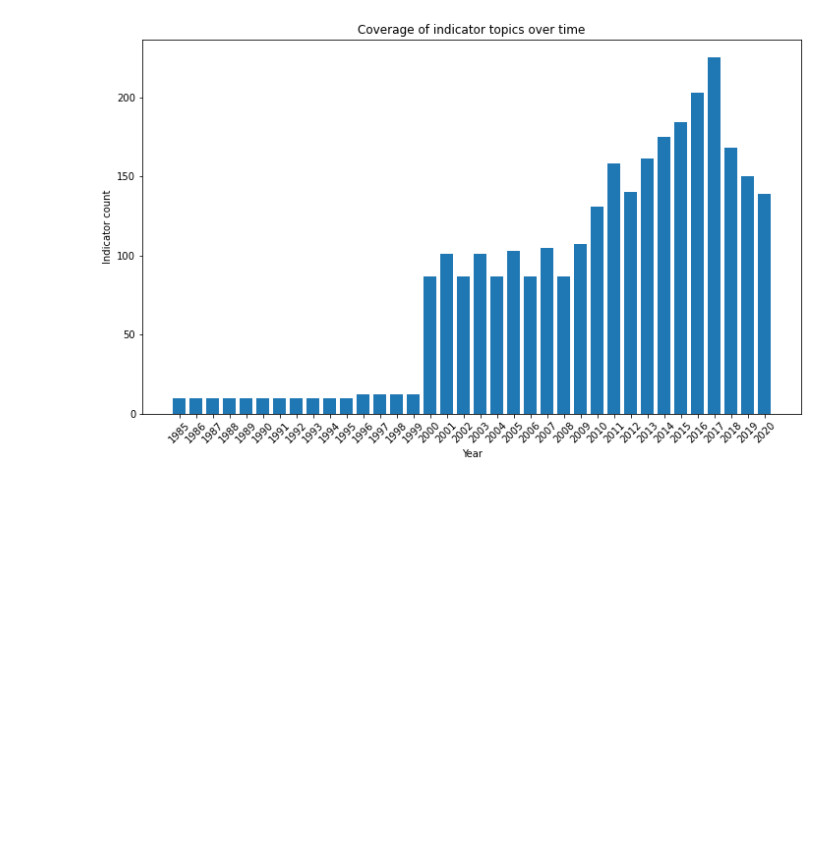
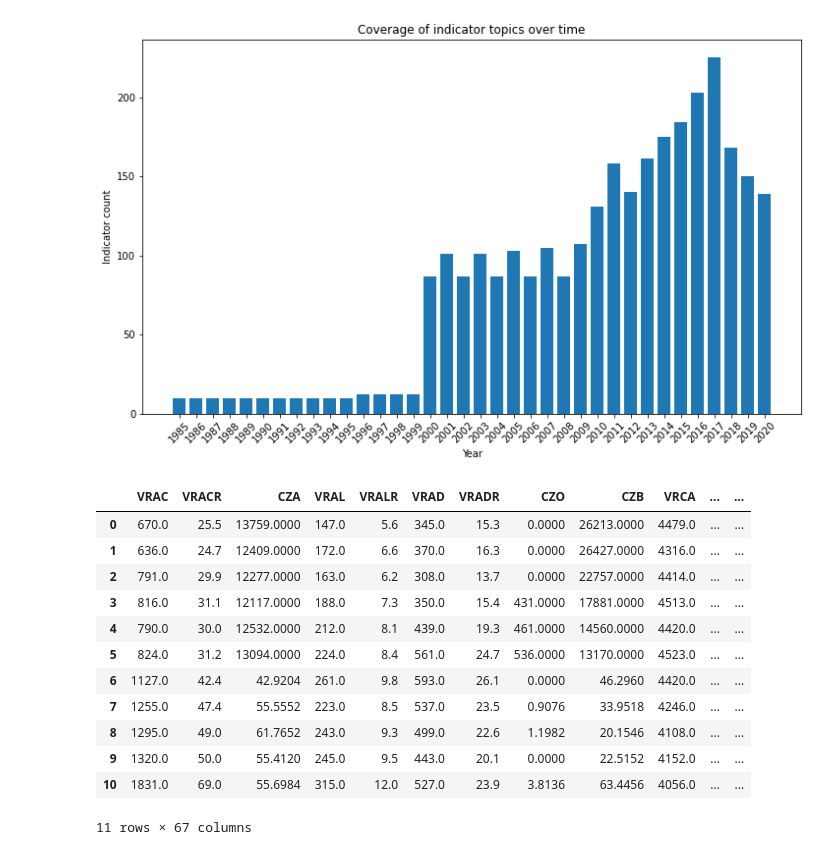
Before and after one commit to dpackardphys/gold_orbit_firelight, a Jupyter notebook: metastudy_analysis.ipynb, the cells around one changed output. Saved outputs shown, nothing was run; the diff lists cells and outputs as text; code cells hidden in the pictures; blank space fills up the shorter version.

```diff
--- a/metastudy_analysis.ipynb
+++ b/metastudy_analysis.ipynb
@@ -73,3 +73,22 @@ plt.savefig('Images/single_year_coverage_bars.png',format='png')
 # %% [output]
 <BarContainer object of 36 artists>
 [figure]
+# %%
+# Load in relevant indicators data from csv
+data_csv_file = "Resources/fullcitydata2010to2020.csv"
+cleaned_data_df= pd.read_csv(data_csv_file)
+cleaned_data_df
+# %% [output]
+|  | VRAC | VRACR | CZA | VRAL | VRALR | VRAD | VRADR | CZO | CZB | VRCA | ... | ... |
+| 0 | 670.0 | 25.5 | 13759.0000 | 147.0 | 5.6 | 345.0 | 15.3 | 0.0000 | 26213.0000 | 4479.0 | ... | ... |
+| 1 | 636.0 | 24.7 | 12409.0000 | 172.0 | 6.6 | 370.0 | 16.3 | 0.0000 | 26427.0000 | 4316.0 | ... | ... |
+| 2 | 791.0 | 29.9 | 12277.0000 | 163.0 | 6.2 | 308.0 | 13.7 | 0.0000 | 22757.0000 | 4414.0 | ... | ... |
+| 3 | 816.0 | 31.1 | 12117.0000 | 188.0 | 7.3 | 350.0 | 15.4 | 431.0000 | 17881.0000 | 4513.0 | ... | ... |
+| 4 | 790.0 | 30.0 | 12532.0000 | 212.0 | 8.1 | 439.0 | 19.3 | 461.0000 | 14560.0000 | 4420.0 | ... | ... |
+| 5 | 824.0 | 31.2 | 13094.0000 | 224.0 | 8.4 | 561.0 | 24.7 | 536.0000 | 13170.0000 | 4523.0 | ... | ... |
+| 6 | 1127.0 | 42.4 | 42.9204 | 261.0 | 9.8 | 593.0 | 26.1 | 0.0000 | 46.2960 | 4420.0 | ... | ... |
+| 7 | 1255.0 | 47.4 | 55.5552 | 223.0 | 8.5 | 537.0 | 23.5 | 0.9076 | 33.9518 | 4246.0 | ... | ... |
+| 8 | 1295.0 | 49.0 | 61.7652 | 243.0 | 9.3 | 499.0 | 22.6 | 1.1982 | 20.1546 | 4108.0 | ... | ... |
+| 9 | 1320.0 | 50.0 | 55.4120 | 245.0 | 9.5 | 443.0 | 20.1 | 0.0000 | 22.5152 | 4152.0 | ... | ... |
+| 10 | 1831.0 | 69.0 | 55.6984 | 315.0 | 12.0 | 527.0 | 23.9 | 3.8136 | 63.4456 | 4056.0 | ... | ... |
+11 rows × 67 columns
```
Also changed, not shown: parts of 4 cells of this notebook, 3 other files.
